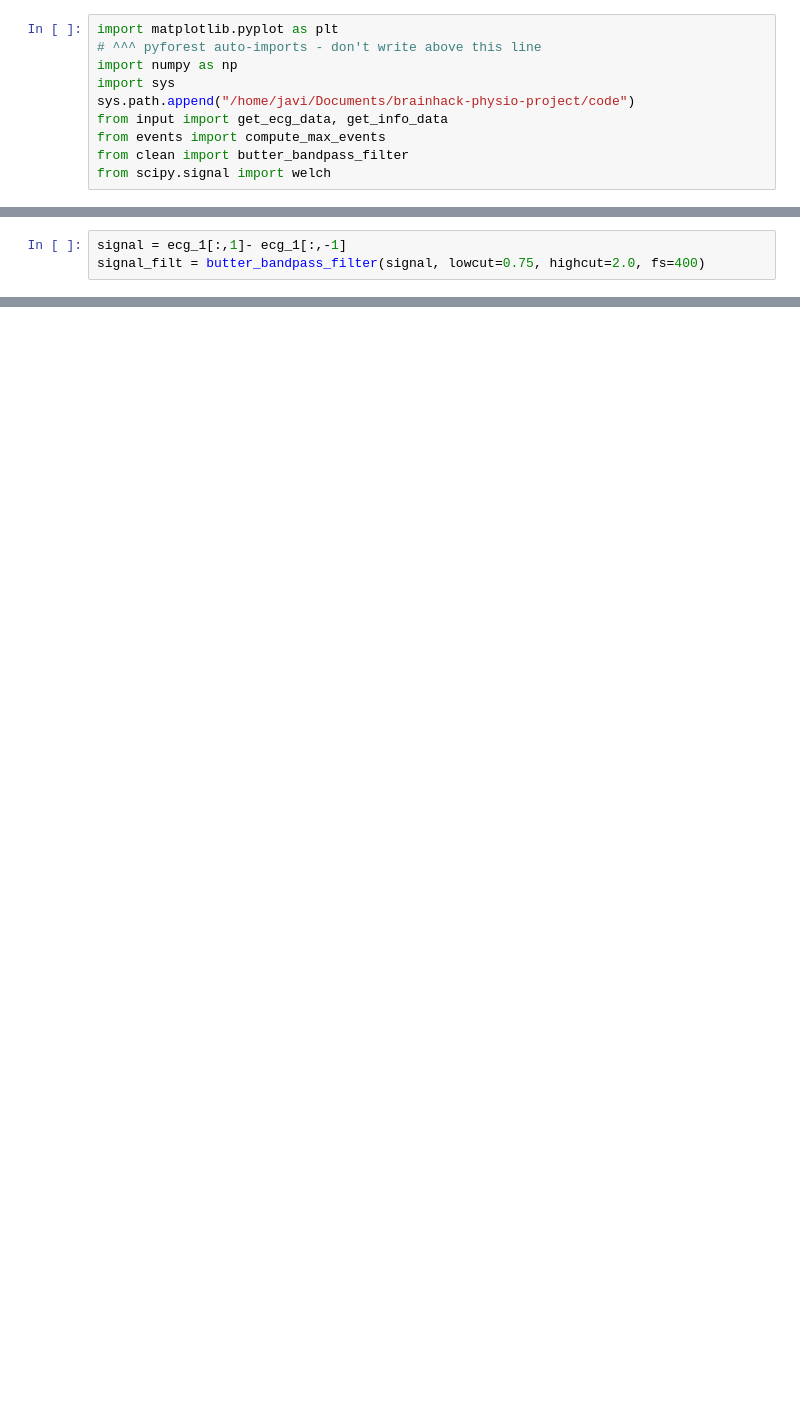
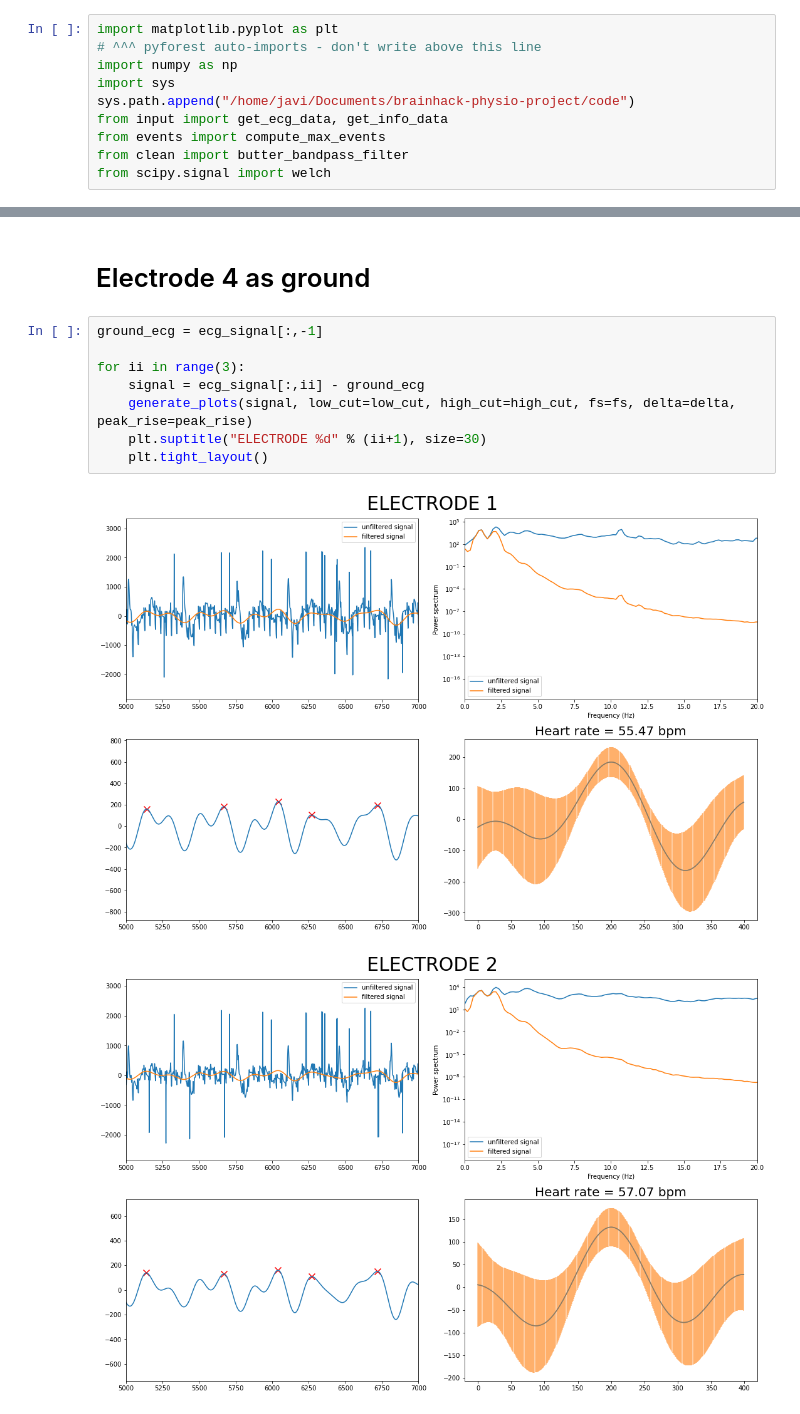
Before and after one commit to CoAxLab/niphlem, a Jupyter notebook: notebooks/peak_ecg.ipynb, the cells around one changed output, grey strips where cells are left out. Drawn from its saved outputs; the diff is of its cells as text; blank space fills up the shorter version.

```diff
--- a/notebooks/peak_ecg.ipynb
+++ b/notebooks/peak_ecg.ipynb
@@ -23,3 +12,0 @@ Wall time: 1.71 s
-# %%
-signal = ecg_1[:,1]- ecg_1[:,-1]
-signal_filt = butter_bandpass_filter(signal, lowcut=0.75, highcut=2.0, fs=400)
@@ -181,0 +127,13 @@ plt.errorbar?
+# %% [markdown]
+# Electrode 4 as ground
+# %%
+ground_ecg = ecg_signal[:,-1]
+
+for ii in range(3):
+    signal = ecg_signal[:,ii] - ground_ecg
+    generate_plots(signal, low_cut=low_cut, high_cut=high_cut, fs=fs, delta=delta, peak_rise=peak_rise)
+    plt.suptitle("ELECTRODE %d" % (ii+1), size=30)
+    plt.tight_layout()
+# %% [output]
+[figure, added]
+[figure, added]
```
Also changed, not shown: parts of 31 cells of this notebook.
